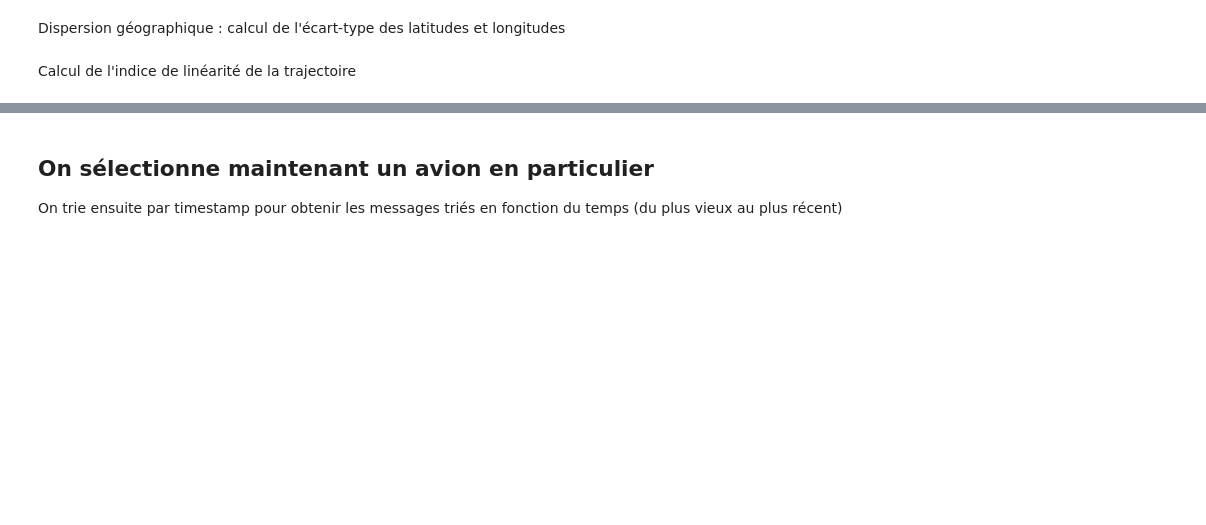
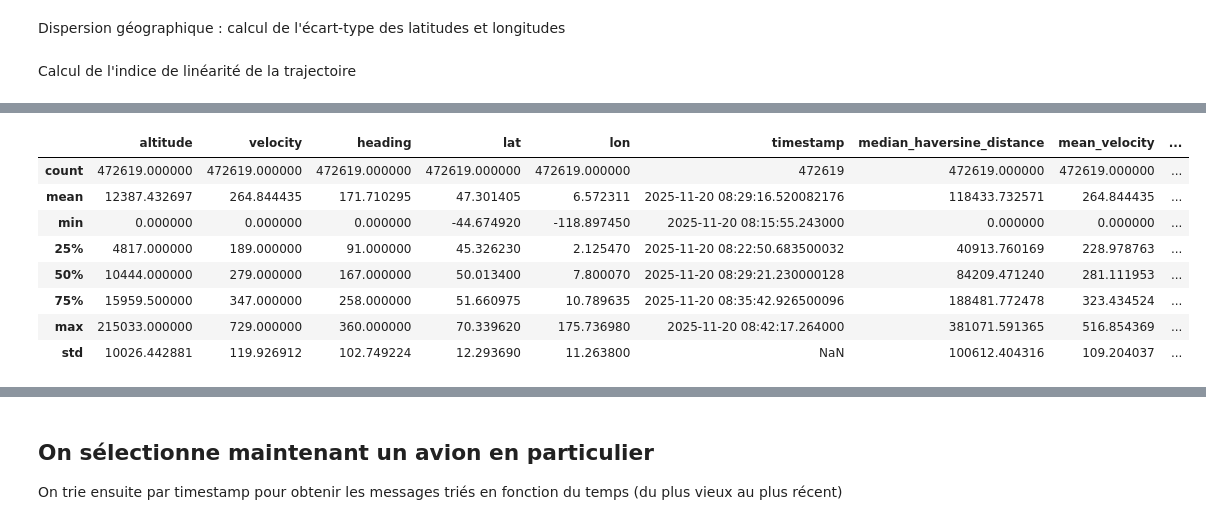
Before and after one commit to MGentieu/Data_analytics_aircraft_messages, a Jupyter notebook: TP3/GENTIEU_Martin_TP2.ipynb, the cells around one changed output, grey strips where cells are left out. Drawn from its saved outputs; the diff is of its cells as text; code cells hidden in the pictures; blank space fills up the shorter version.

Commit message:
Finition de la création des descripteurs significatifs pour les différents avions

```diff
--- a/TP3/GENTIEU_Martin_TP2.ipynb
+++ b/TP3/GENTIEU_Martin_TP2.ipynb
@@ -296,0 +338,43 @@ turns = (
+# %%
+# Fonction pour calculer l'angle entre médianes en radians
+def robust_turn_angle_radians(group):
+    # Conversion des headings en radians
+    headings = np.deg2rad(group["heading"].values)
+    n = len(headings)
+    turn_angles = np.full(n, np.nan)
+
+    for i in range(n):
+        # Médiane des 10 valeurs précédentes
+        start = max(0, i-10)
+        end = i
+        median_prev = np.median(headings[start:end]) if end > start else headings[i]
+
+        # Médiane des 10 valeurs suivantes
+        start_next = i+1
+        end_next = min(n, i+11)
+        median_next = np.median(headings[start_next:end_next]) if end_next > start_next else headings[i]
+
+        # Calcul de l'angle circulaire
+        delta = np.angle(np.exp(1j*median_next) / np.exp(1j*median_prev))
+        turn_angles[i] = np.abs(delta)  # reste en radians
+
+    return pd.Series(turn_angles, index=group.index)
+
+# Calcul des angles robustes en radians
+df_parsed["turn_angle_rad"] = df_parsed.groupby("icao")["heading"].apply(
+    lambda x: robust_turn_angle_radians(pd.DataFrame({"heading": x}))
+).reset_index(level=0, drop=True)
+
+# Compter les virages > 25° (conversion 25° → radians)
+angle_threshold_rad = np.deg2rad(25)
+sharp_turns = (
+    df_parsed[df_parsed["turn_angle_rad"] > angle_threshold_rad]
+    .groupby("icao")["turn_angle_rad"]
+    .count()
+    .rename("sharp_turns")
+)
+
+
+# Ajouter la métrique au dataset
+df_parsed = df_parsed.merge(sharp_turns, on="icao", how="left")
+df_parsed["sharp_turns"] = df_parsed["sharp_turns"].fillna(0).astype(int)
@@ -296,0 +403,12 @@ turns = (
+# %%
+df_parsed.describe()
+# %% [output]
+|  | altitude | velocity | heading | lat | lon | timestamp | median_haversine_distance | mean_velocity | ... |
+| count | 472619.000000 | 472619.000000 | 472619.000000 | 472619.000000 | 472619.000000 | 472619 | 472619.000000 | 472619.000000 | ... |
+| mean | 12387.432697 | 264.844435 | 171.710295 | 47.301405 | 6.572311 | 2025-11-20 08:29:16.520082176 | 118433.732571 | 264.844435 | ... |
+| min | 0.000000 | 0.000000 | 0.000000 | -44.674920 | -118.897450 | 2025-11-20 08:15:55.243000 | 0.000000 | 0.000000 | ... |
+| 25% | 4817.000000 | 189.000000 | 91.000000 | 45.326230 | 2.125470 | 2025-11-20 08:22:50.683500032 | 40913.760169 | 228.978763 | ... |
+| 50% | 10444.000000 | 279.000000 | 167.000000 | 50.013400 | 7.800070 | 2025-11-20 08:29:21.230000128 | 84209.471240 | 281.111953 | ... |
+| 75% | 15959.500000 | 347.000000 | 258.000000 | 51.660975 | 10.789635 | 2025-11-20 08:35:42.926500096 | 188481.772478 | 323.434524 | ... |
+| max | 215033.000000 | 729.000000 | 360.000000 | 70.339620 | 175.736980 | 2025-11-20 08:42:17.264000 | 381071.591365 | 516.854369 | ... |
+| std | 10026.442881 | 119.926912 | 102.749224 | 12.293690 | 11.263800 | NaN | 100612.404316 | 109.204037 | ... |
```
Also changed, not shown: parts of 22 cells of this notebook.
